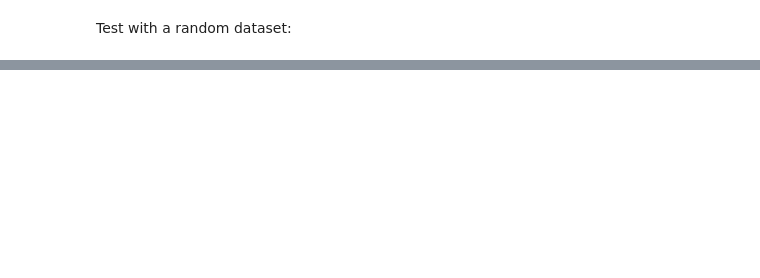
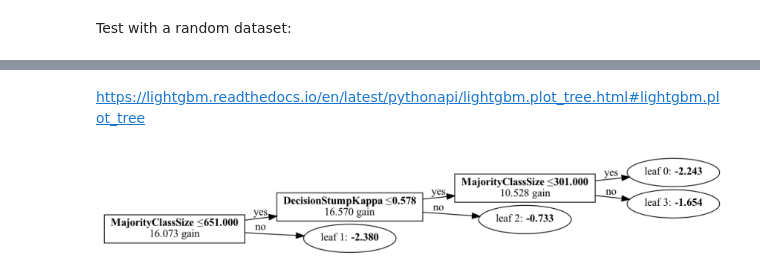
Before and after one commit to fvholten/AutoMLSelector, a Jupyter notebook: scripts/test-automlselector.ipynb, the cells around one changed output, grey strips where cells are left out. Cells and saved outputs as stored; diff of their text form; code cells hidden in the pictures; blank space fills up the shorter version.

```diff
--- a/scripts/test-automlselector.ipynb
+++ b/scripts/test-automlselector.ipynb
@@ -77,0 +55,7 @@ for key, result in results.items():
+# %% [markdown]
+https://lightgbm.readthedocs.io/en/latest/pythonapi/lightgbm.plot_tree.html#lightgbm.plot_tree
+# %%
+ax = lgb.plot_tree(automl.model.estimator, tree_index=0, figsize=(15, 15), show_info=['split_gain'])
+plt.show()
+# %% [output]
+[figure, added]
```
Also changed, not shown: parts of 14 cells of this notebook, 27 other files.
